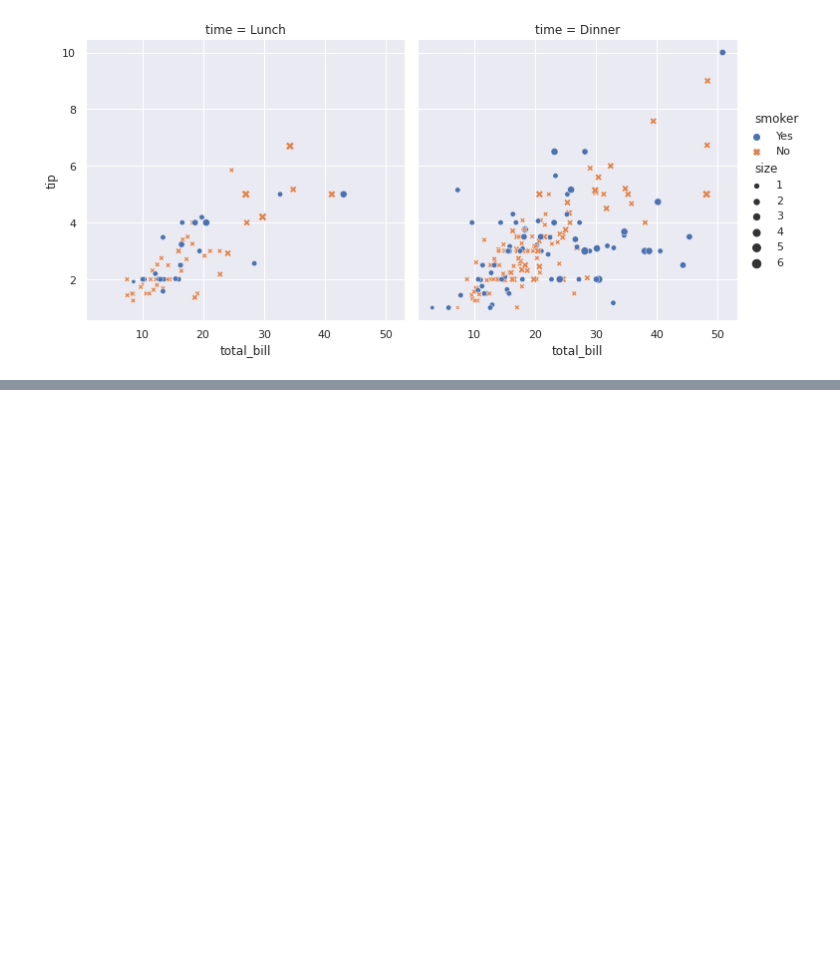
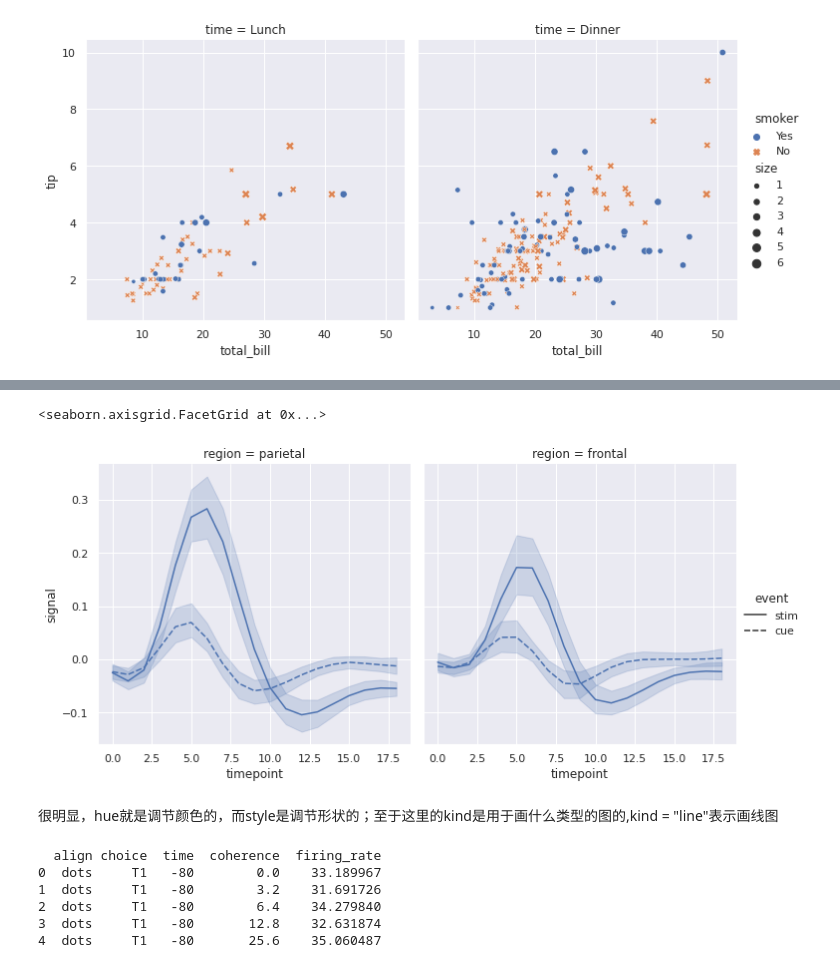
Before and after one commit to jhrsya/seaborn_practice, a Jupyter notebook: seaborn_practice.ipynb, the cells around one changed output, grey strips where cells are left out. Drawn from its saved outputs; the diff is of its cells as text; code cells hidden in the pictures; blank space fills up the shorter version.

```diff
--- a/seaborn_practice.ipynb
+++ b/seaborn_practice.ipynb
@@ -38,0 +58,18 @@ sns.relplot(data = tips, x = "total_bill", y = "tip", col = "time", hue = "smoke
+# %%
+#如果没有hue，那会变成什么样呢？
+sns.relplot(data = fmri, kind = "line", x = "timepoint", y = "signal", col = "region", style = "event")
+# %% [output]
+<seaborn.axisgrid.FacetGrid at 0x...>
+[figure, added]
+# %% [markdown]
+很明显，hue就是调节颜色的，而style是调节形状的；至于这里的kind是用于画什么类型的图的,kind = "line"表示画线图
+# %%
+dots = sns.load_dataset("dots")
+print(dots[:5])
+# %% [output]
+  align choice  time  coherence  firing_rate
+0  dots     T1   -80        0.0    33.189967
+1  dots     T1   -80        3.2    31.691726
+2  dots     T1   -80        6.4    34.279840
+3  dots     T1   -80       12.8    32.631874
+4  dots     T1   -80       25.6    35.060487
```
Also changed, not shown: parts of 8 cells of this notebook.
